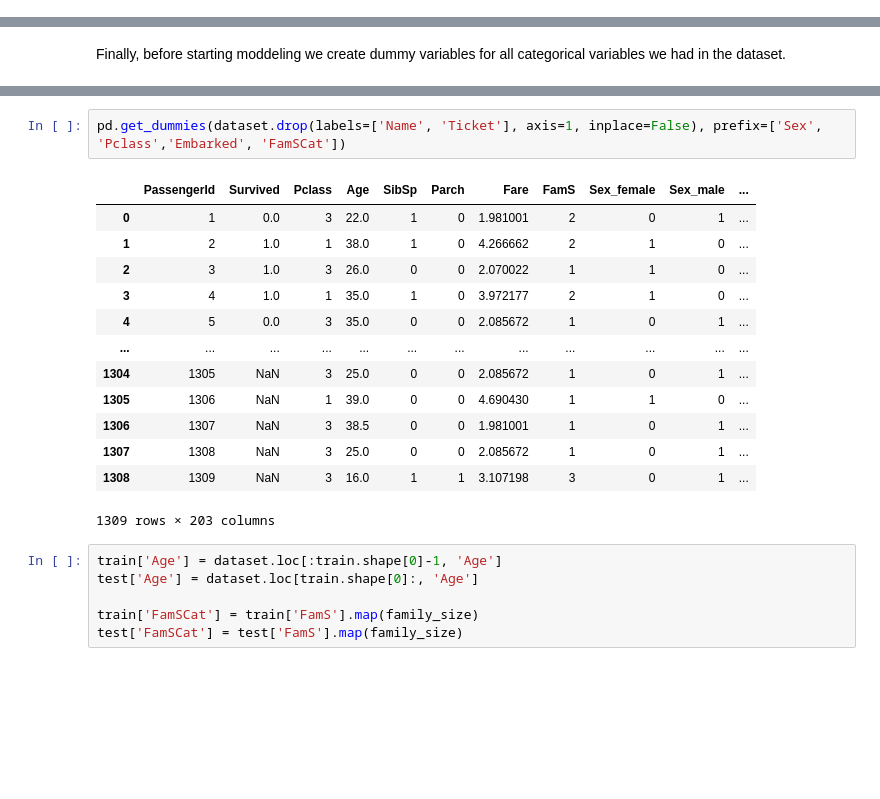
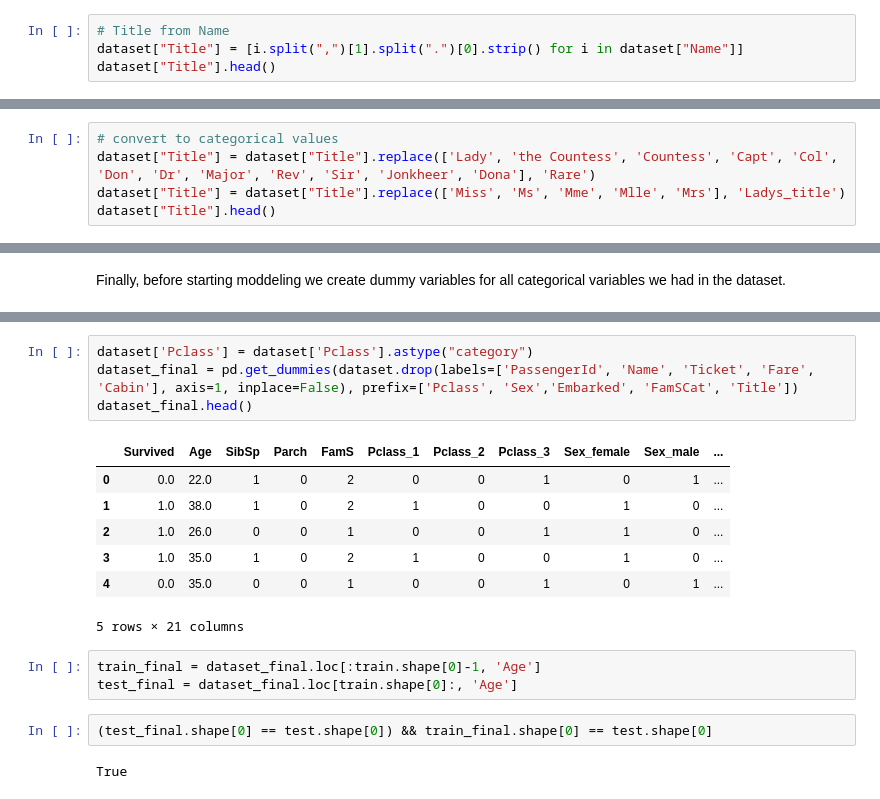
Before and after one commit to mmaku/Kaggle_titanic, a Jupyter notebook: 11 Titanic.ipynb, the cells around one changed output, grey strips where cells are left out. Cells and saved outputs as stored; diff of their text form; blank space fills up the shorter version.

```diff
--- a/11 Titanic.ipynb
+++ b/11 Titanic.ipynb
@@ -425,0 +441,4 @@ Obtained variable migh be usefull during forecasting as there is visible diffren
+# %%
+# Title from Name
+dataset["Title"] = [i.split(",")[1].split(".")[0].strip() for i in dataset["Name"]]
+dataset["Title"].head()
@@ -425,0 +457,5 @@ Obtained variable migh be usefull during forecasting as there is visible diffren
+# %%
+# convert to categorical values
+dataset["Title"] = dataset["Title"].replace(['Lady', 'the Countess', 'Countess', 'Capt', 'Col', 'Don', 'Dr', 'Major', 'Rev', 'Sir', 'Jonkheer', 'Dona'], 'Rare')
+dataset["Title"] = dataset["Title"].replace(['Miss', 'Ms', 'Mme', 'Mlle', 'Mrs'], 'Ladys_title')
+dataset["Title"].head()
@@ -434,22 +489,19 @@ array(['S', 'C', 'Q', nan], dtype=object)
 # %%
-pd.get_dummies(dataset.drop(labels=['Name', 'Ticket'], axis=1, inplace=False), prefix=['Sex', 'Pclass','Embarked', 'FamSCat'])
+dataset['Pclass'] = dataset['Pclass'].astype("category")
+dataset_final = pd.get_dummies(dataset.drop(labels=['PassengerId', 'Name', 'Ticket', 'Fare', 'Cabin'], axis=1, inplace=False), prefix=['Pclass', 'Sex','Embarked', 'FamSCat', 'Title'])
+dataset_final.head()
 # %% [output]
-|  | PassengerId | Survived | Pclass | Age | SibSp | Parch | Fare | FamS | Sex_female | Sex_male | ... |
-| 0 | 1 | 0.0 | 3 | 22.0 | 1 | 0 | 1.981001 | 2 | 0 | 1 | ... |
-| 1 | 2 | 1.0 | 1 | 38.0 | 1 | 0 | 4.266662 | 2 | 1 | 0 | ... |
-| 2 | 3 | 1.0 | 3 | 26.0 | 0 | 0 | 2.070022 | 1 | 1 | 0 | ... |
-| 3 | 4 | 1.0 | 1 | 35.0 | 1 | 0 | 3.972177 | 2 | 1 | 0 | ... |
-| 4 | 5 | 0.0 | 3 | 35.0 | 0 | 0 | 2.085672 | 1 | 0 | 1 | ... |
-| ... | ... | ... | ... | ... | ... | ... | ... | ... | ... | ... | ... |
-| 1304 | 1305 | NaN | 3 | 25.0 | 0 | 0 | 2.085672 | 1 | 0 | 1 | ... |
-| 1305 | 1306 | NaN | 1 | 39.0 | 0 | 0 | 4.690430 | 1 | 1 | 0 | ... |
-| 1306 | 1307 | NaN | 3 | 38.5 | 0 | 0 | 1.981001 | 1 | 0 | 1 | ... |
-| 1307 | 1308 | NaN | 3 | 25.0 | 0 | 0 | 2.085672 | 1 | 0 | 1 | ... |
-| 1308 | 1309 | NaN | 3 | 16.0 | 1 | 1 | 3.107198 | 3 | 0 | 1 | ... |
+|  | Survived | Age | SibSp | Parch | FamS | Pclass_1 | Pclass_2 | Pclass_3 | Sex_female | Sex_male | ... |
+| 0 | 0.0 | 22.0 | 1 | 0 | 2 | 0 | 0 | 1 | 0 | 1 | ... |
+| 1 | 1.0 | 38.0 | 1 | 0 | 2 | 1 | 0 | 0 | 1 | 0 | ... |
+| 2 | 1.0 | 26.0 | 0 | 0 | 1 | 0 | 0 | 1 | 1 | 0 | ... |
+| 3 | 1.0 | 35.0 | 1 | 0 | 2 | 1 | 0 | 0 | 1 | 0 | ... |
+| 4 | 0.0 | 35.0 | 0 | 0 | 1 | 0 | 0 | 1 | 0 | 1 | ... |
-1309 rows × 203 columns
+5 rows × 21 columns
 # %%
-train['Age'] = dataset.loc[:train.shape[0]-1, 'Age']
-test['Age'] = dataset.loc[train.shape[0]:, 'Age']
-
-train['FamSCat'] = train['FamS'].map(family_size)
-test['FamSCat'] = test['FamS'].map(family_size)
+train_final = dataset_final.loc[:train.shape[0]-1, 'Age']
+test_final = dataset_final.loc[train.shape[0]:, 'Age']
+# %%
+(test_final.shape[0] == test.shape[0]) && train_final.shape[0] == test.shape[0]
+# %% [output]
+True
```
Also changed, not shown: parts of 20 cells of this notebook.
